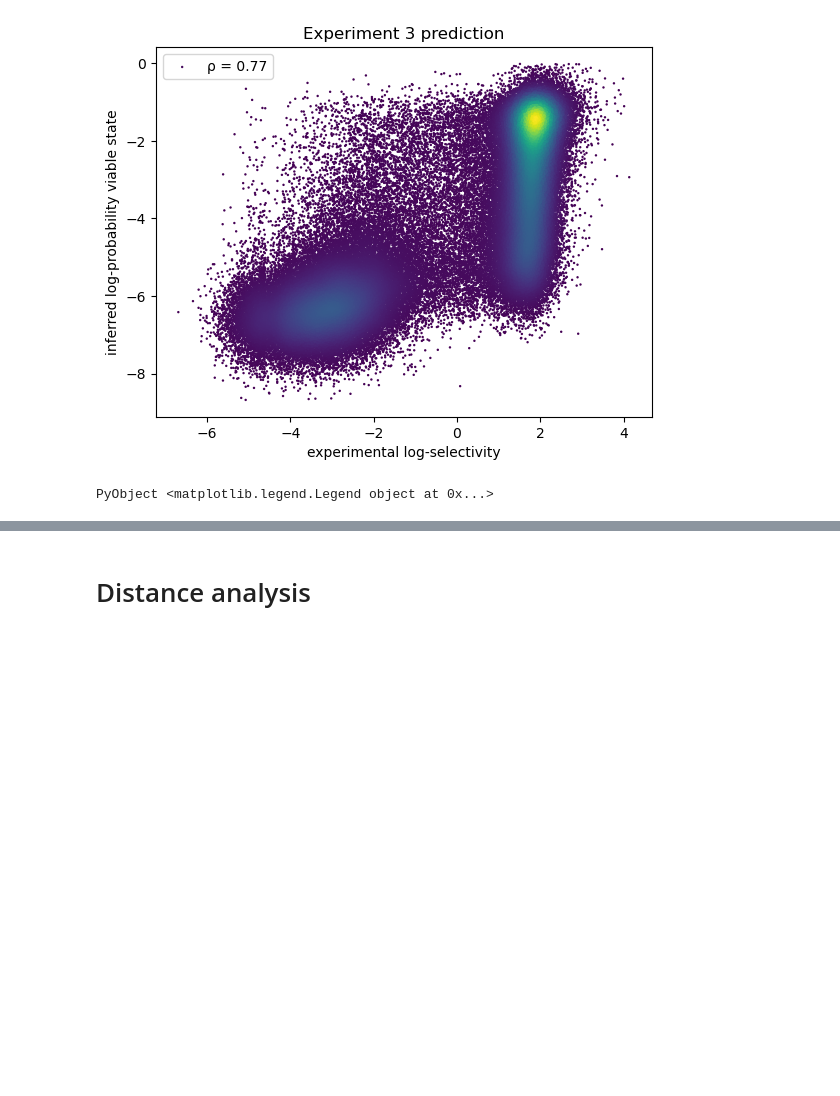
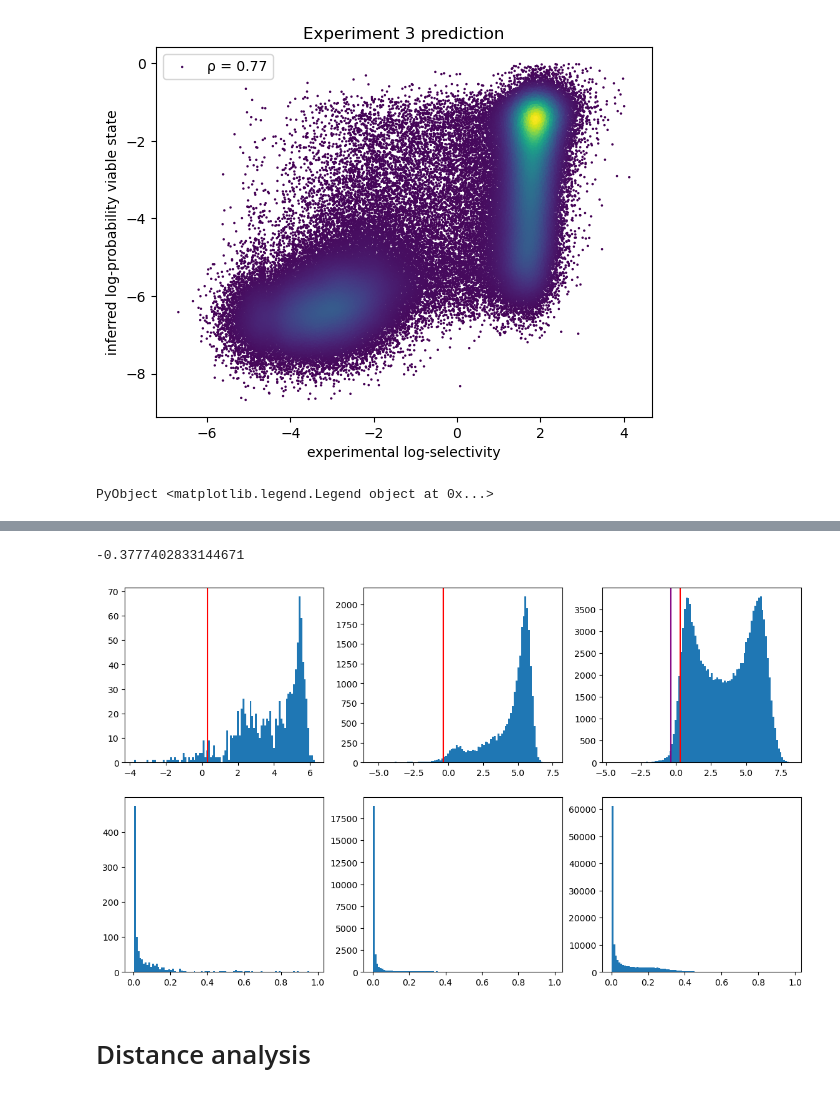
Before and after one commit to matteodeleonardis/unsupervised_aav2, a Jupyter notebook: analysis/experiment2.ipynb, the cells around one changed output, grey strips where cells are left out. Drawn from its saved outputs; the diff is of its cells as text; code cells hidden in the pictures; blank space fills up the shorter version.

```diff
--- a/analysis/experiment2.ipynb
+++ b/analysis/experiment2.ipynb
@@ -177,2 +201,18 @@ ylabel("loglikelihood");
+# %%
+idx_exp1 = findall((data_experiments.counts[:,1] .> 0).&&(data_experiments.counts[:,3] .== 0))
+idx_exp2 = findall((data_experiments.counts[:,1] .== 0).&&(data_experiments.counts[:,3] .> 0))
+idx_exp12 = findall((data_experiments.counts[:,1] .> 0).&&(data_experiments.counts[:,3] .> 0));
 # %%
-ls_experiments = vec(log_selectivities(model_pt, data_experiments));
+ls_experiments = zeros(size(ls_experiment12, 1))
+for s in axes(ls_experiments, 1)
+    if s in idx_exp1
+        ls_experiments[s] = ls_experiment12[s,1]
+    elseif s in idx_exp2
+        ls_experiments[s] = ls_experiment12[s,2]
+    elseif s in idx_exp12
+        ls_experiments[s] = mean(ls_experiment12[s,:])
+    else
+        ls_experiments[s] = NaN
+        println("NaN at index $s...")
+    end
+end
@@ -258,3 +316,6 @@ legend(["ρ = $(round(cor_sp(θexperiment3, ls_experiment3_filtered), digits=2))
 # %% [output]
 [figure]
 PyObject <matplotlib.legend.Legend object at 0x...>
+# %%
+energies_exp12 =
+    energies(data_experiments.sequences, model_pt.states[2]);
@@ -261,3 +344,22 @@ PyObject <matplotlib.legend.Legend object at 0x...>
+# %%
+μeff1 = model_pt.μ[2,1] - model_pt.μ[1,1]
+μeff2 = model_pt.μ[2,2] - model_pt.μ[1,2]
+# %% [output]
+-0.3777402833144671
+# %%
+fig, ax = subplots(2,3, figsize=(14,8))
+ax[1,1].axvline(μeff1, color="red")
+ax[1,1].hist(energies_exp12[union(idx_exp1, idx_exp12)], bins=100)
+ax[1,2].axvline(μeff2, color="red")
+ax[1,2].hist(energies_exp12[union(idx_exp2, idx_exp12)], bins=100)
+ax[1,3].axvline(μeff1, color="red")
+ax[1,3].axvline(μeff2, color="purple")
+ax[1,3].hist(energies_exp3, bins=100);
+ax[2,1].hist(exp.(ls_experiments[union(idx_exp1, idx_exp12)]), bins=100)
+ax[2,2].hist(exp.(ls_experiments[union(idx_exp2, idx_exp12)]), bins=100)
+ax[2,3].hist(exp.(ls_experiment3_filtered), bins=100);
+# %% [output]
+[figure, added]
 # %% [markdown]
 # Distance analysis
 # %%
```
Also changed, not shown: parts of 12 cells of this notebook, 2 other files.
